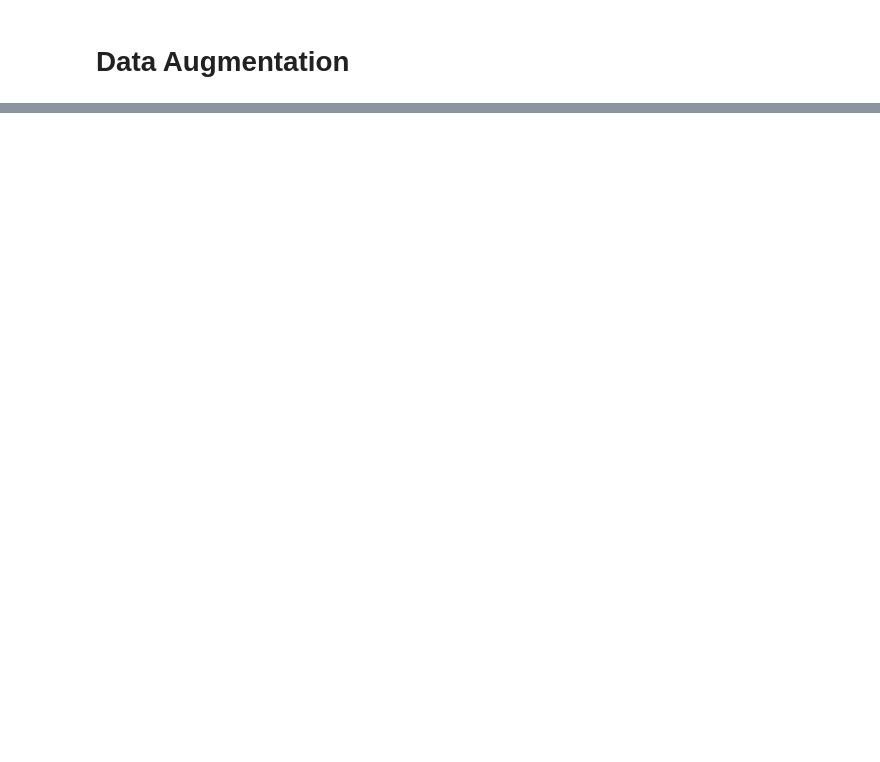
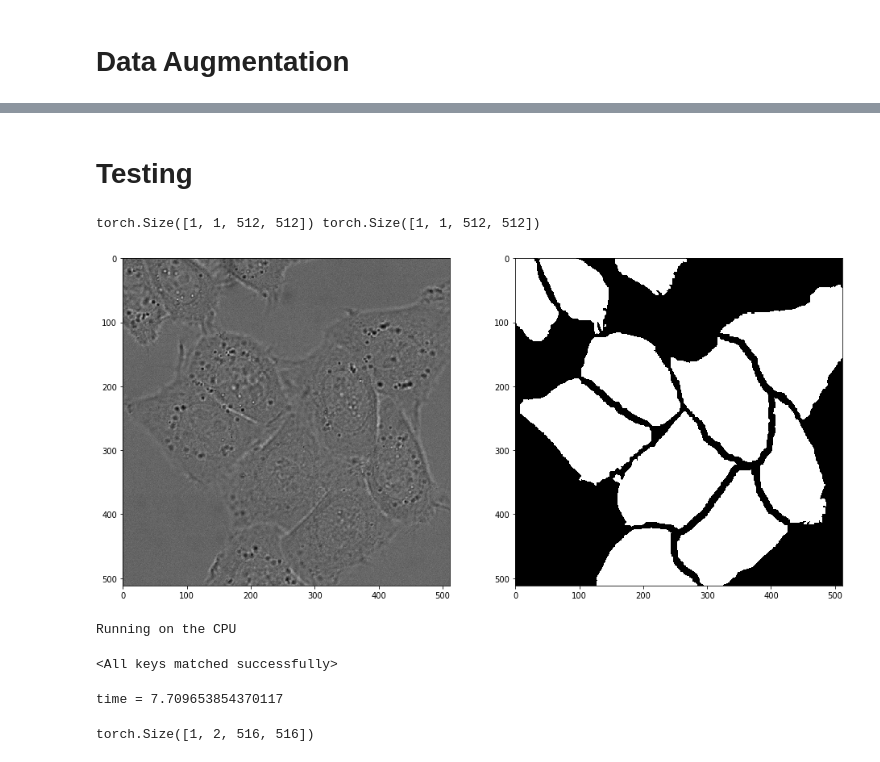
Before and after one commit to nsirons/DL-unet, a Jupyter notebook: main.ipynb, the cells around one changed output, grey strips where cells are left out. Saved outputs shown, nothing was run; the diff lists cells and outputs as text; code cells hidden in the pictures; blank space fills up the shorter version.

Commit message:
Add testing to notbook and corresponting changes to data and functions

```diff
--- a/main.ipynb
+++ b/main.ipynb
@@ -285,0 +188,2 @@ RuntimeError: CUDA out of memory. Tried to allocate 316.00 MiB (GPU 0; 2.00 GiB
+# %% [markdown]
+# Testing
@@ -285,0 +279,20 @@ RuntimeError: CUDA out of memory. Tried to allocate 316.00 MiB (GPU 0; 2.00 GiB
+# %%
+# init ImageDataset
+root_dir = os.path.join(CUR_DIR, "data", "DIC-C2DH-HeLa-training")
+clean_dataset = ImageDataset_test(root_dir, transform=False)
+
+val_per = 0.3
+batch_size = 4
+
+train_size = int(len(transformed_dataset)*(1-val_per))
+
+test_clean_set = torch.utils.data.Subset(clean_dataset, range(train_size, len(clean_dataset)))  # TODO: 4 hardcoded
+
+test_clean_loader = DataLoader(test_clean_set, batch_size=1, shuffle=False)
+# %%
+for batch in test_clean_loader:
+    image, label = batch
+# %%
+print(image.shape, label.shape)
+# %% [output]
+torch.Size([1, 1, 512, 512]) torch.Size([1, 1, 512, 512])
@@ -285,0 +302,33 @@ RuntimeError: CUDA out of memory. Tried to allocate 316.00 MiB (GPU 0; 2.00 GiB
+# %%
+for i in range(1):
+    fig = plt.figure(figsize=(16,9))
+    ax0 = fig.add_subplot(121)
+    ax1 = fig.add_subplot(122)
+
+    ax0.imshow(image[0, 0, :, :], cmap='gray')
+    ax1.imshow(label[0, 0, :, :], cmap='gray')
+# %% [output]
+[figure, added]
+# %%
+# unet = Unet()
+if torch.cuda.is_available():
+    device = torch.device('cuda:0')
+    print('Running on the GPU')
+else:
+    device = torch.device('cpu')
+    print('Running on the CPU')
+
+model_dir = os.path.join(CUR_DIR, 'unet_weight_save_5000.pth')
+unet = Unet().to(device)
+unet.load_state_dict(torch.load(model_dir, map_location=torch.device('cpu')))
+# %% [output]
+Running on the CPU
+<All keys matched successfully>
+# %%
+start = time()
+preds = unet(input_image.to(device)) # Should be trained model
+print('time =', time() - start)
+preds.shape
+# %% [output]
+time = 7.709653854370117
+torch.Size([1, 2, 516, 516])
```
Also changed, not shown: parts of 13 cells of this notebook, 2 other files.
